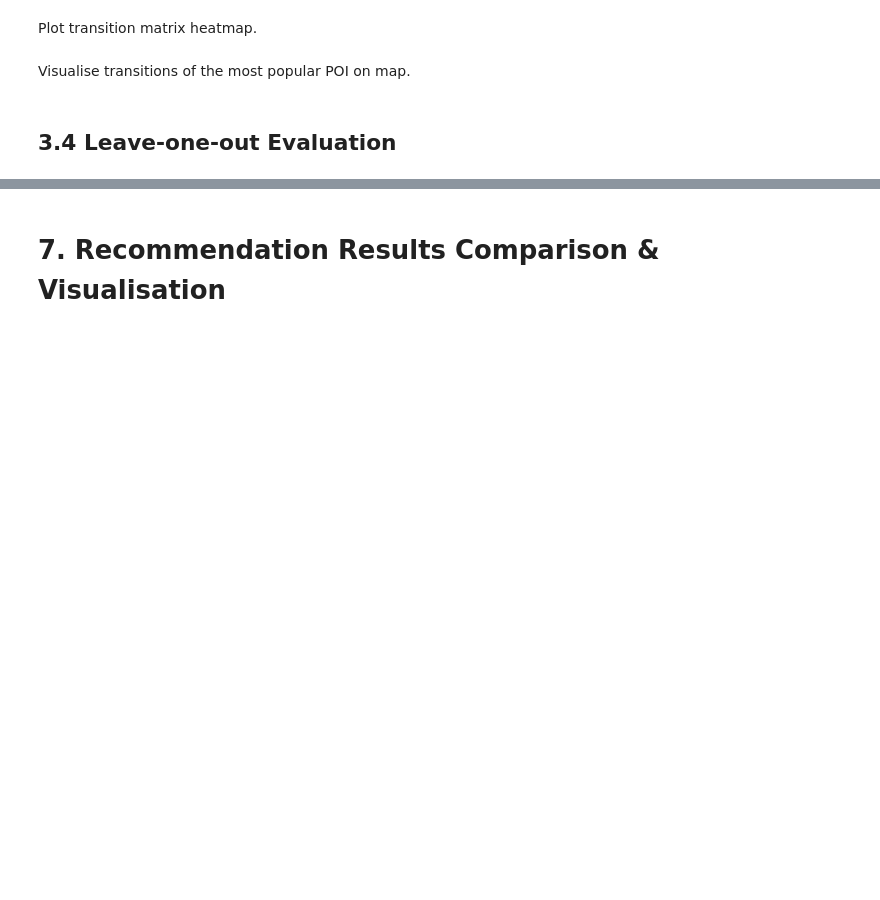
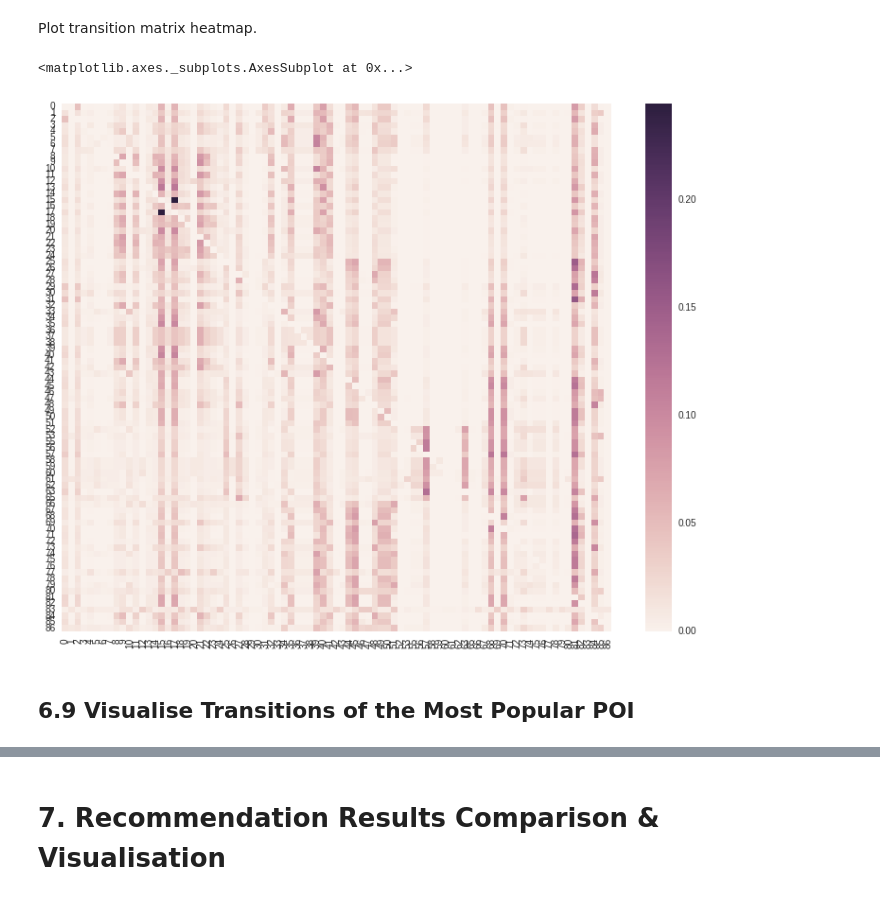
Before and after one commit to dongwookim-ml/flickr-photo, a Jupyter notebook: src/dataset_Melb.ipynb, the cells around one changed output, grey strips where cells are left out. Saved outputs shown, nothing was run; the diff lists cells and outputs as text; code cells hidden in the pictures; blank space fills up the shorter version.

```diff
--- a/src/dataset_Melb.ipynb
+++ b/src/dataset_Melb.ipynb
@@ -749,8 +848,6 @@ print(expo_pop1, expo_pop2)
 nbins_pop = BIN_CLUSTER
 logbins_pop = np.logspace(np.floor(expo_pop1), np.ceil(expo_pop2), nbins_pop+1)
 logbins_pop[0] = 0  # deal with underflow
-if uspecific == True:
-    logbins_pop[-1] = KX * logbins_pop[-1]  # deal with overflow
 if logbins_pop[-1] < poi_info_all['popularity'].max():
     logbins_pop[-1] = poi_info_all['popularity'].max() + 1
 logbins_pop
@@ -792,8 +903,6 @@ print(expo_visit1, expo_visit2)
 nbins_visit = BIN_CLUSTER
 logbins_visit = np.logspace(np.floor(expo_visit1), np.ceil(expo_visit2), nbins_visit+1)
 logbins_visit[0] = 0  # deal with underflow
-if uspecific == True:
-    logbins_visit[-1] = KX * logbins_visit[-1]  # deal with overflow
 if logbins_visit[-1] < poi_info_all['nVisit'].max():
     logbins_visit[-1] = poi_info_all['nVisit'].max() + 1
 logbins_visit
@@ -833,8 +956,5 @@ print(expo_duration1, expo_duration2)
 nbins_duration = BIN_CLUSTER
 logbins_duration = np.logspace(np.floor(expo_duration1), np.ceil(expo_duration2), nbins_duration+1)
 logbins_duration[0] = 0  # deal with underflow
-if uspecific == True:
-    logbins_duration[-1] = KX * logbins_duration[-1]  # deal with overflow
-else:
-    logbins_duration[-1] = np.power(10, expo_duration2+2)
+logbins_duration[-1] = np.power(10, expo_duration2+2)
 logbins_duration
@@ -1019,4 +1165,4 @@ def gen_poi_transmat(trajid_list, poi_set, traj_dict, poi_info, debug=False):
     poi_transmat = np.power(10, poi_logtransmat)
     return poi_transmat
 # %%
-transmat_ = gen_poi_transmat(trajid_set_all, set(poi_info_all.index), traj_dict, poi_info_all, debug=True)
+poi_transmat = gen_poi_transmat(trajid_set_all, set(poi_info_all.index), traj_dict, poi_info_all, debug=True)
@@ -1029,11 +1191,12 @@ prob_mat = np.power(10, poi_logtransmat)
 # %%
 plt.figure(figsize=[13, 10])
 #plt.imshow(prob_mat, interpolation='none', cmap=plt.cm.hot)  # OK
 #ticks = prob_mat.index
 #plt.xticks(np.arange(prob_mat.shape[0]), ticks)
 #plt.yticks(np.arange(prob_mat.shape[0]), ticks)
 #plt.xlabel('POI ID')
 #plt.ylabel('POI ID')
-sns.heatmap(prob_mat)
+sns.heatmap(poi_transmat)
+# %% [output]
+<matplotlib.axes._subplots.AxesSubplot at 0x...>
+[figure, added]
-# %% [markdown]
-Visualise transitions of the most popular POI on map.
@@ -1084,2 +1202,0 @@ with open(fname, 'w') as f:
-# %% [markdown]
-## 3.4 Leave-one-out Evaluation
@@ -1209,0 +1203,2 @@ if run_crf == True:
+# %% [markdown]
+## 6.9 Visualise Transitions of the Most Popular POI
```
Also changed, not shown: parts of 92 cells of this notebook.
